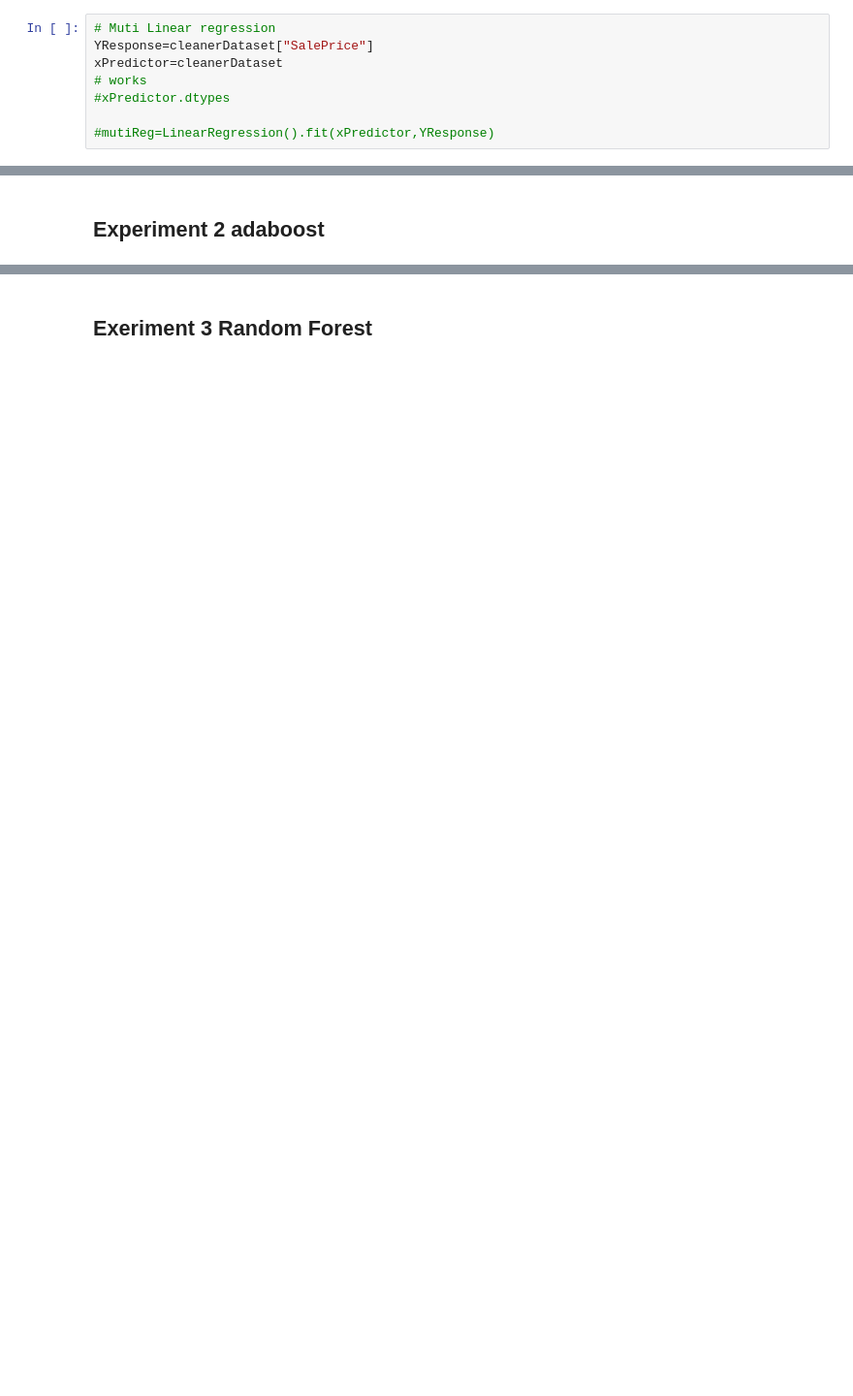
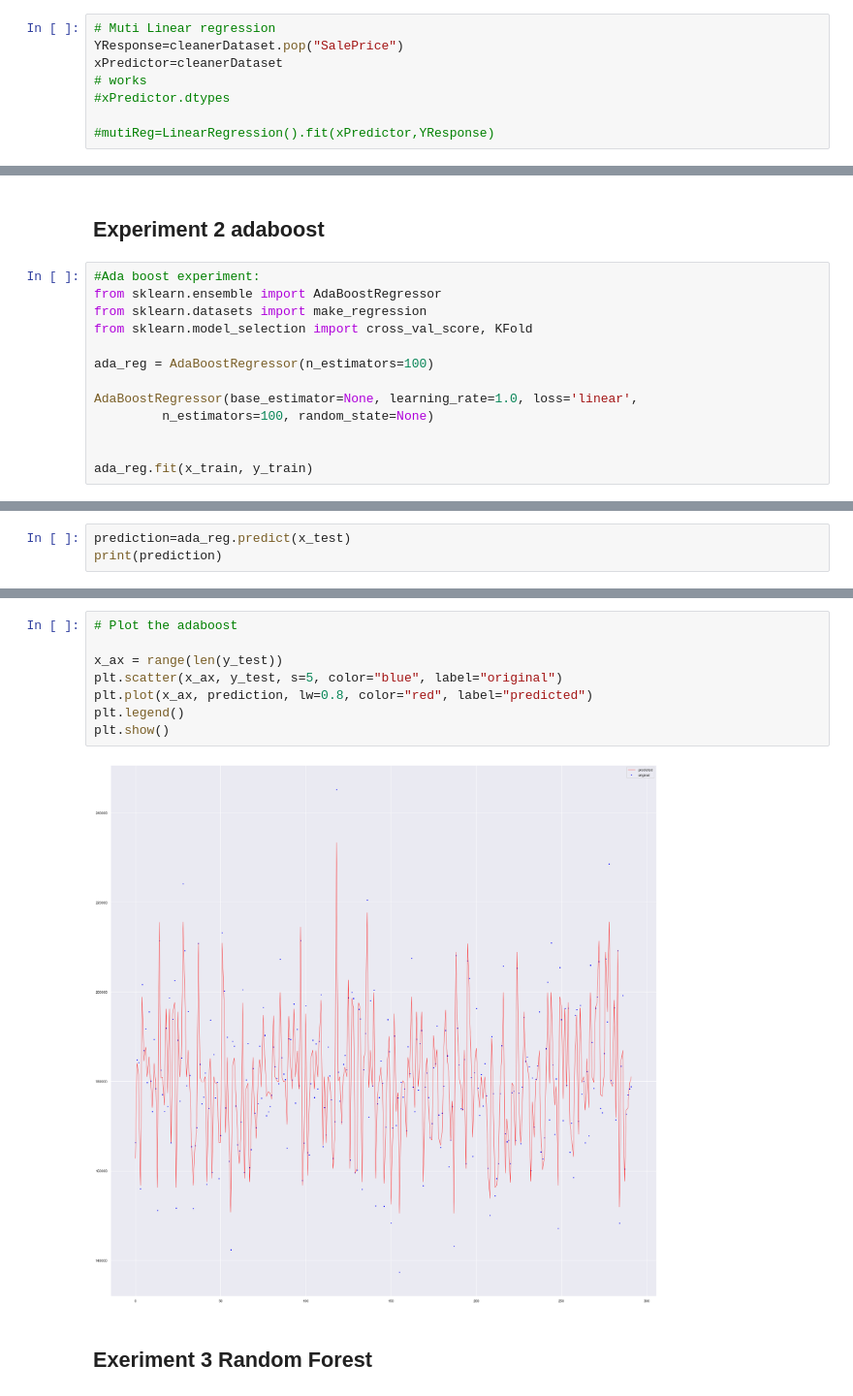
Before and after one commit to Jruz9/House-Prices-prediction-notebook, a Jupyter notebook: house-pricing-prediction-notebook.ipynb, the cells around one changed output, grey strips where cells are left out. Shown at 97% size. Drawn from its saved outputs; the diff is of its cells as text; blank space fills up the shorter version.

Commit message:
Added the ada boost test to the notebook, still suspect wrong data handling for me

```diff
--- a/house-pricing-prediction-notebook.ipynb
+++ b/house-pricing-prediction-notebook.ipynb
@@ -320,6 +383,6 @@ cleanerDataset.isnull().sum().sum()
 # %%
 # Muti Linear regression
-YResponse=cleanerDataset["SalePrice"]
+YResponse=cleanerDataset.pop("SalePrice")
 xPredictor=cleanerDataset
 # works
 #xPredictor.dtypes
@@ -380,3 +443,16 @@ Notes:
 strong multicollinearity problems or that the design matrix is singular.
 # %% [markdown]
 ## Experiment 2 adaboost
+# %%
+#Ada boost experiment:
+from sklearn.ensemble import AdaBoostRegressor
+from sklearn.datasets import make_regression
+from sklearn.model_selection import cross_val_score, KFold
+
+ada_reg = AdaBoostRegressor(n_estimators=100)
+
+AdaBoostRegressor(base_estimator=None, learning_rate=1.0, loss='linear',
+         n_estimators=100, random_state=None)
+
+
+ada_reg.fit(x_train, y_train)
@@ -382,0 +461,3 @@ strong multicollinearity problems or that the design matrix is singular.
+# %%
+prediction=ada_reg.predict(x_test)
+print(prediction)
@@ -383,2 +480,12 @@ strong multicollinearity problems or that the design matrix is singular.
+# %%
+# Plot the adaboost
+
+x_ax = range(len(y_test))
+plt.scatter(x_ax, y_test, s=5, color="blue", label="original")
+plt.plot(x_ax, prediction, lw=0.8, color="red", label="predicted")
+plt.legend()
+plt.show()
+# %% [output]
+[figure, added]
 # %% [markdown]
 ## Exeriment 3 Random Forest
```
Also changed, not shown: parts of 13 cells of this notebook.
